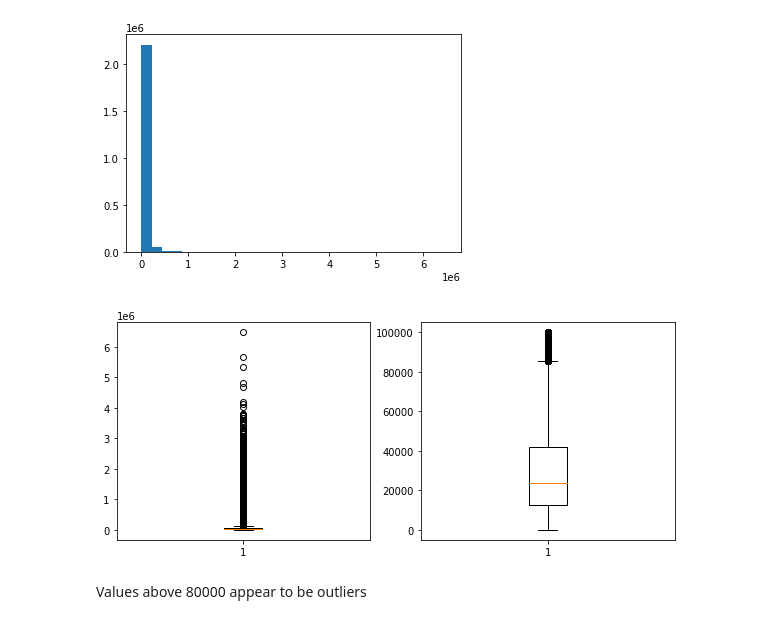
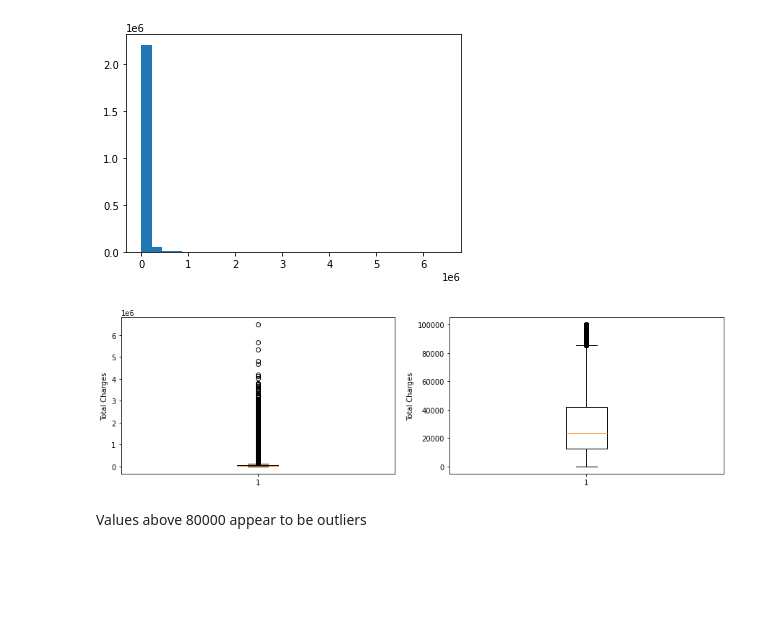
Before and after one commit to Abdurrahmansanni/Hamoye-Tag-along, a Jupyter notebook: Premier Project - Abdurrahman.ipynb, the cells around one changed output. Saved outputs shown, nothing was run; the diff lists cells and outputs as text; code cells hidden in the pictures; blank space fills up the shorter version.

```diff
--- a/Premier Project - Abdurrahman.ipynb
+++ b/Premier Project - Abdurrahman.ipynb
@@ -426,15 +412,17 @@ plt.hist(df['Total_Charges'], bins= 30);
 # %% [output]
 [figure]
 # %%
-plt.figure(figsize=(10,4))
+plt.figure(figsize=(15,4))
 
 plt.subplot(1,2,1)
 plt.boxplot(df['Total_Charges'])
+plt.ylabel('Total Charges')
 
 plt.subplot(1,2,2)
 plt.boxplot(df.query('Total_Charges < 100000')['Total_Charges']);
+plt.ylabel('Total Charges');
 # %% [output]
-[figure, old version]
+[figure, new version]
 # %% [markdown]
 Values above 80000 appear to be outliers
 # %%
```
Also changed, not shown: parts of 34 cells of this notebook.
